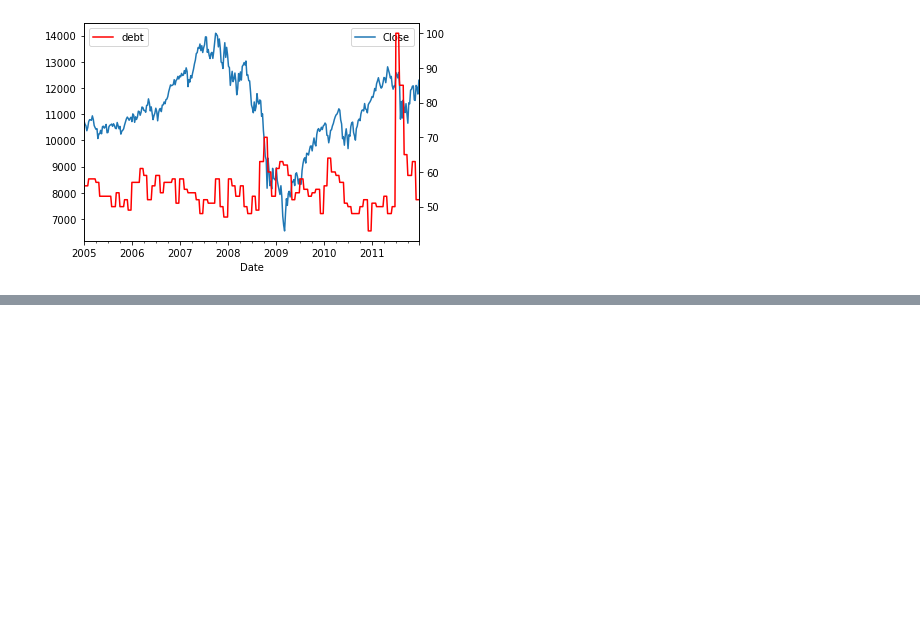
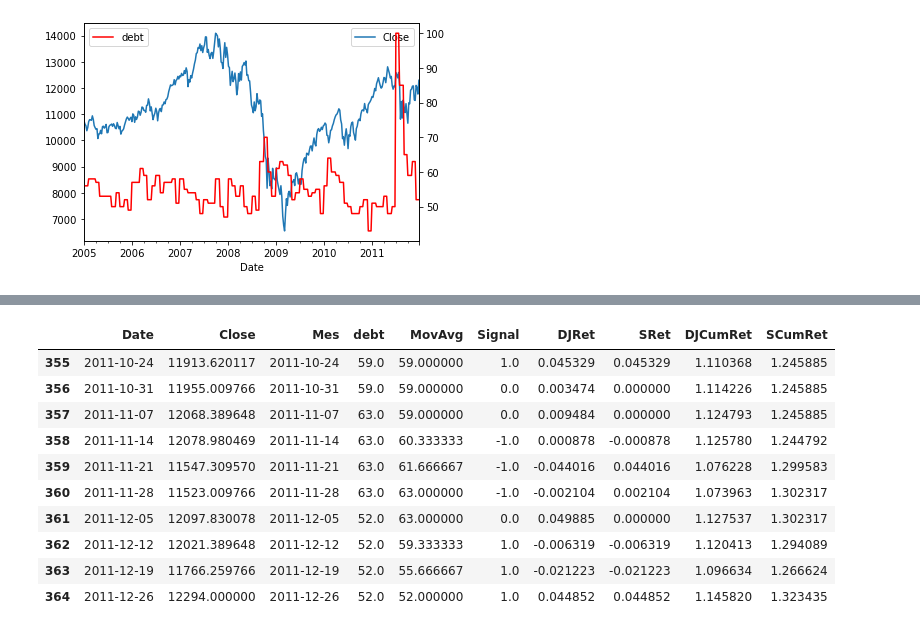
Before and after one commit to edwinriospzn/TradHW02, a Jupyter notebook: THomework2_V01.ipynb, the cells around one changed output, grey strips where cells are left out. Drawn from its saved outputs; the diff is of its cells as text; code cells hidden in the pictures; blank space fills up the shorter version.

```diff
--- a/THomework2_V01.ipynb
+++ b/THomework2_V01.ipynb
@@ -137,0 +207,14 @@ Cnsl_db_Gtr2.plot('Date','debt',ax=ax1, color='r')
+# %%
+StrategyDataframe.tail(10)
+# %% [output]
+|  | Date | Close | Mes | debt | MovAvg | Signal | DJRet | SRet | DJCumRet | SCumRet |
+| 355 | 2011-10-24 | 11913.620117 | 2011-10-24 | 59.0 | 59.000000 | 1.0 | 0.045329 | 0.045329 | 1.110368 | 1.245885 |
+| 356 | 2011-10-31 | 11955.009766 | 2011-10-31 | 59.0 | 59.000000 | 0.0 | 0.003474 | 0.000000 | 1.114226 | 1.245885 |
+| 357 | 2011-11-07 | 12068.389648 | 2011-11-07 | 63.0 | 59.000000 | 0.0 | 0.009484 | 0.000000 | 1.124793 | 1.245885 |
+| 358 | 2011-11-14 | 12078.980469 | 2011-11-14 | 63.0 | 60.333333 | -1.0 | 0.000878 | -0.000878 | 1.125780 | 1.244792 |
+| 359 | 2011-11-21 | 11547.309570 | 2011-11-21 | 63.0 | 61.666667 | -1.0 | -0.044016 | 0.044016 | 1.076228 | 1.299583 |
+| 360 | 2011-11-28 | 11523.009766 | 2011-11-28 | 63.0 | 63.000000 | -1.0 | -0.002104 | 0.002104 | 1.073963 | 1.302317 |
+| 361 | 2011-12-05 | 12097.830078 | 2011-12-05 | 52.0 | 63.000000 | 0.0 | 0.049885 | 0.000000 | 1.127537 | 1.302317 |
+| 362 | 2011-12-12 | 12021.389648 | 2011-12-12 | 52.0 | 59.333333 | 1.0 | -0.006319 | -0.006319 | 1.120413 | 1.294089 |
+| 363 | 2011-12-19 | 11766.259766 | 2011-12-19 | 52.0 | 55.666667 | 1.0 | -0.021223 | -0.021223 | 1.096634 | 1.266624 |
+| 364 | 2011-12-26 | 12294.000000 | 2011-12-26 | 52.0 | 52.000000 | 1.0 | 0.044852 | 0.044852 | 1.145820 | 1.323435 |
```
Also changed, not shown: parts of 6 cells of this notebook.
